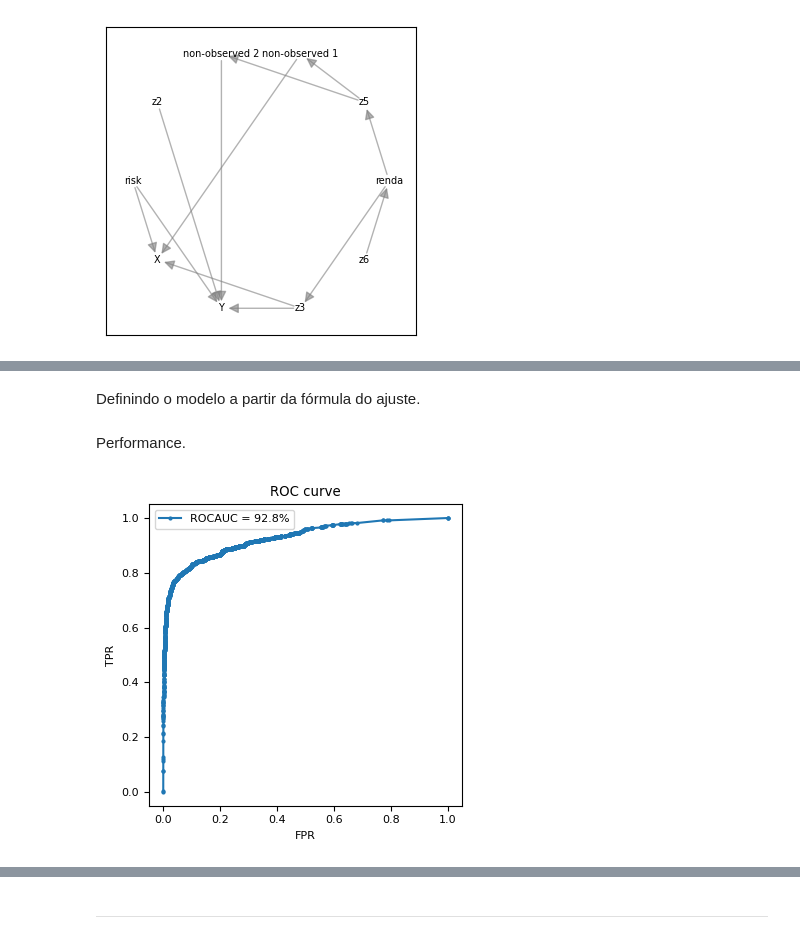
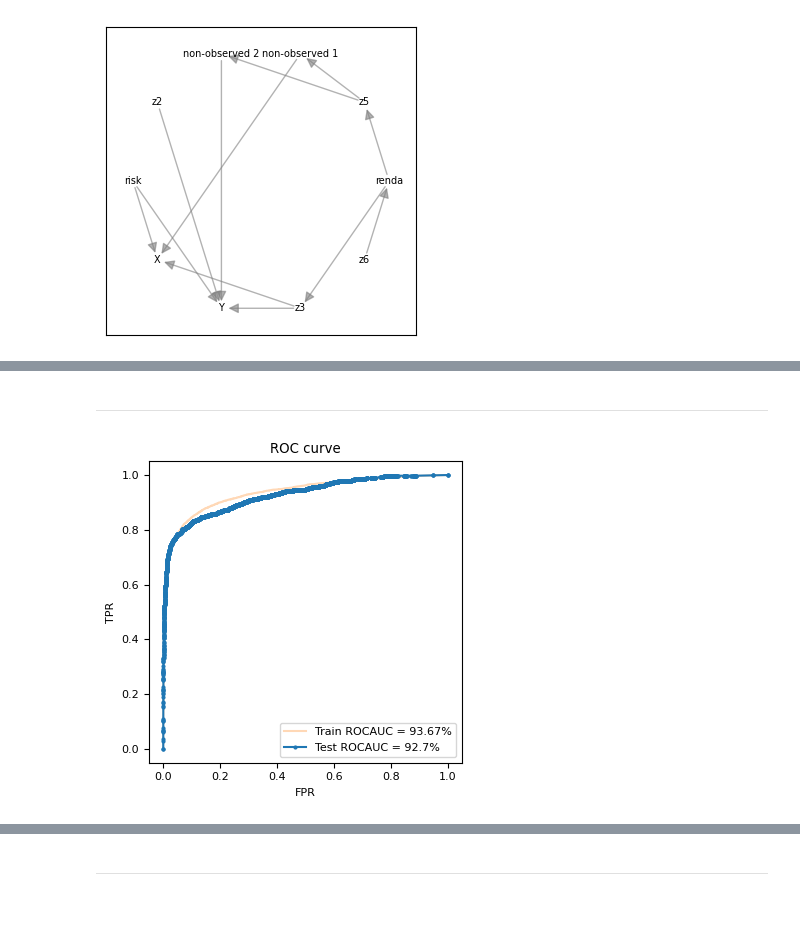
Before and after one commit to vitaliset/projetos-de-estudo, a Jupyter notebook: Causal Inference Exercises/tratamento_continuo.ipynb, the cells around one changed output, grey strips where cells are left out. Saved outputs shown, nothing was run; the diff lists cells and outputs as text; code cells hidden in the pictures; blank space fills up the shorter version.

```diff
--- a/Causal Inference Exercises/tratamento_continuo.ipynb
+++ b/Causal Inference Exercises/tratamento_continuo.ipynb
@@ -17,9 +16,9 @@ plt.rcParams.update({"font.size": 8})
 # %%
-df_X = pd.read_csv("twin_pairs_X_3years_samesex.csv").drop(
-    columns=["Unnamed: 0.1", "Unnamed: 0", "infant_id_0", "infant_id_1"]
+df_X = pd.read_csv("twin_pairs_X_3years_samesex.csv", index_col="Unnamed: 0").drop(
+    columns=["Unnamed: 0.1", "infant_id_0", "infant_id_1"]
 )
-df_T = pd.read_csv("twin_pairs_T_3years_samesex.csv").drop(columns=["Unnamed: 0"])
-df_Y = pd.read_csv("twin_pairs_Y_3years_samesex.csv").drop(columns=["Unnamed: 0"])
+df_T = pd.read_csv("twin_pairs_T_3years_samesex.csv", index_col="Unnamed: 0")
+df_Y = pd.read_csv("twin_pairs_Y_3years_samesex.csv", index_col="Unnamed: 0")
 
 df = pd.concat([df_X, df_T, df_Y], axis=1)
 # %%
@@ -186,10 +170,9 @@ df_test, df_cal = train_test_split(
 XZ_train, y_train = return_XZ_y(df_train, backdoor_set)
 XZ_test, y_test = return_XZ_y(df_test, backdoor_set)
 XZ_cal, y_cal = return_XZ_y(df_cal, backdoor_set)
-# %% [markdown]
-Definindo o modelo a partir da fórmula do ajuste.
 # %%
 from scipy.stats import loguniform
+
 model = make_pipeline(
     ColumnTransformer(
         [
@@ -204,29 +187,43 @@ model = make_pipeline(
     RandomizedSearchCV(
         estimator=LGBMClassifier(random_state=42),
         cv=KFold(shuffle=True, random_state=42),
-        param_distributions={"learning_rate": loguniform.rvs(random_state=42, a=0.0001, b=1, size=1000), "n_estimators": [50, 100, 200], "num_leaves": [31, 63, 127]},
+        param_distributions={
+            "learning_rate": loguniform.rvs(random_state=42, a=0.0001, b=1, size=1000),
+            "n_estimators": [50, 100, 200],
+            "num_leaves": [31, 63, 127],
+        },
         scoring="roc_auc",
-        n_iter=5,
+        n_iter=50,
         random_state=42,
     ),
 ).fit(XZ_train, y_train)
 # %% [markdown]
-Performance.
+___
 # %%
 from sklearn.metrics import roc_auc_score, roc_curve
 
-roc = (100 * roc_auc_score(y_test, model.predict_proba(XZ_test)[:, 1])).round(2)
-fpr, tpr, thresholds = roc_curve(y_test, model.predict_proba(XZ_test)[:, 1])
+roc_test = (100 * roc_auc_score(y_test, model.predict_proba(XZ_test)[:, 1])).round(2)
+fpr_test, tpr_test, thresholds_test = roc_curve(
+    y_test, model.predict_proba(XZ_test)[:, 1]
+)
+
+roc_train = (100 * roc_auc_score(y_train, model.predict_proba(XZ_train)[:, 1])).round(2)
+fpr_train, tpr_train, thresholds_train = roc_curve(
+    y_train, model.predict_proba(XZ_train)[:, 1]
+)
 
 fig, ax = plt.subplots(figsize=(3.8, 3.8))
-ax.plot(fpr, tpr, marker="o", markersize=2, label=f"ROCAUC = {roc}%")
+ax.plot(fpr_train, tpr_train, label=f"Train ROCAUC = {roc_train}%", alpha=0.3, c="C1")
+ax.plot(
+    fpr_test, tpr_test, marker="o", markersize=2, label=f"Test ROCAUC = {roc_test}%"
+)
 ax.set_xlabel("FPR")
 ax.set_ylabel("TPR")
 ax.set_title("ROC curve")
 ax.legend()
 plt.tight_layout()
 # %% [output]
-[figure, old version]
+[figure, new version]
 # %%
 from calibration_stuff import calibration_curve, ece
 from sklearn.metrics import brier_score_loss
```
Also changed, not shown: parts of 27 cells of this notebook, 1 other file.
